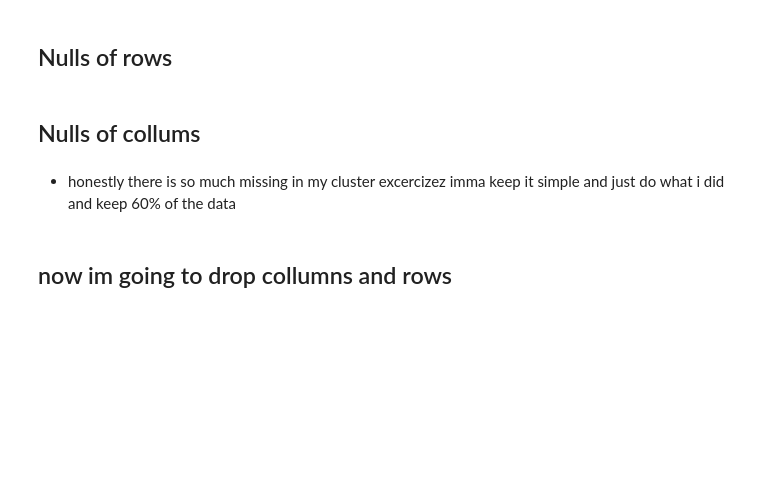
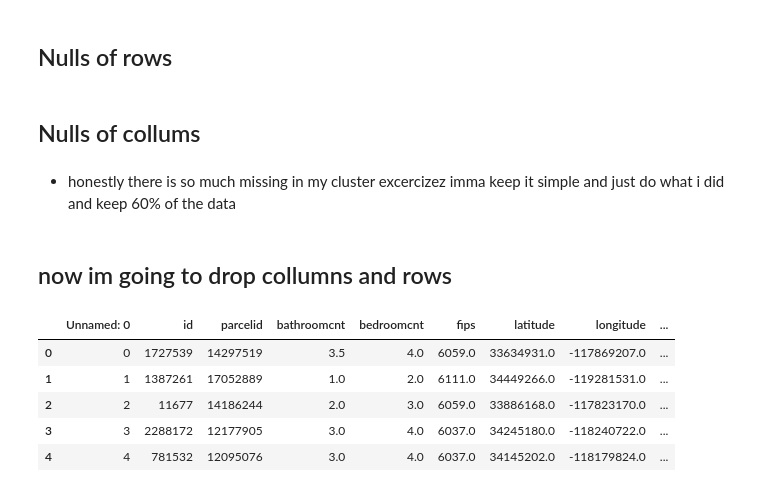
Before and after one commit to GladyBarrios/Zillow_clustering_Project, a Jupyter notebook: wrangle.ipynb, the cells around one changed output. Cells and saved outputs as stored; diff of their text form; code cells hidden in the pictures; blank space fills up the shorter version.

```diff
--- a/wrangle.ipynb
+++ b/wrangle.ipynb
@@ -164,6 +222,13 @@ data_prep(df).to_csv('zillow.csv')
 # %%
-df2 = pd.read_csv('zillow.csv')
-df2.head()
+df = pd.read_csv('zillow1.csv')
+df.head()
+# %% [output]
+|  | Unnamed: 0 | id | parcelid | bathroomcnt | bedroomcnt | fips | latitude | longitude | ... |
+| 0 | 0 | 1727539 | 14297519 | 3.5 | 4.0 | 6059.0 | 33634931.0 | -117869207.0 | ... |
+| 1 | 1 | 1387261 | 17052889 | 1.0 | 2.0 | 6111.0 | 34449266.0 | -119281531.0 | ... |
+| 2 | 2 | 11677 | 14186244 | 2.0 | 3.0 | 6059.0 | 33886168.0 | -117823170.0 | ... |
+| 3 | 3 | 2288172 | 12177905 | 3.0 | 4.0 | 6037.0 | 34245180.0 | -118240722.0 | ... |
+| 4 | 4 | 781532 | 12095076 | 3.0 | 4.0 | 6037.0 | 34145202.0 | -118179824.0 | ... |
 # %%
 df2.shape
 # %%
```
Also changed, not shown: parts of 62 cells of this notebook, 4 other files.
